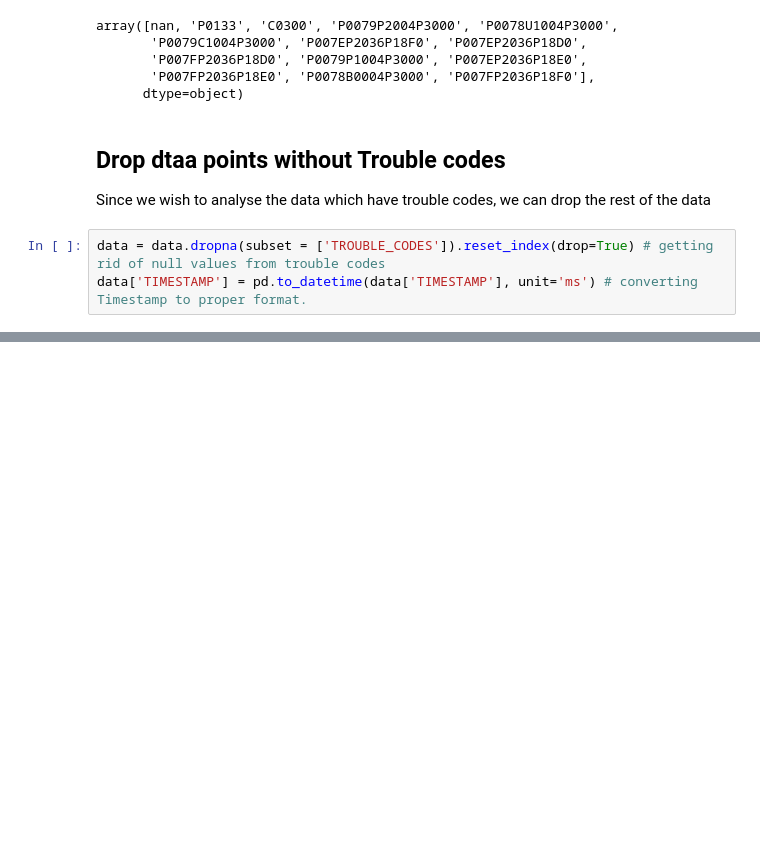
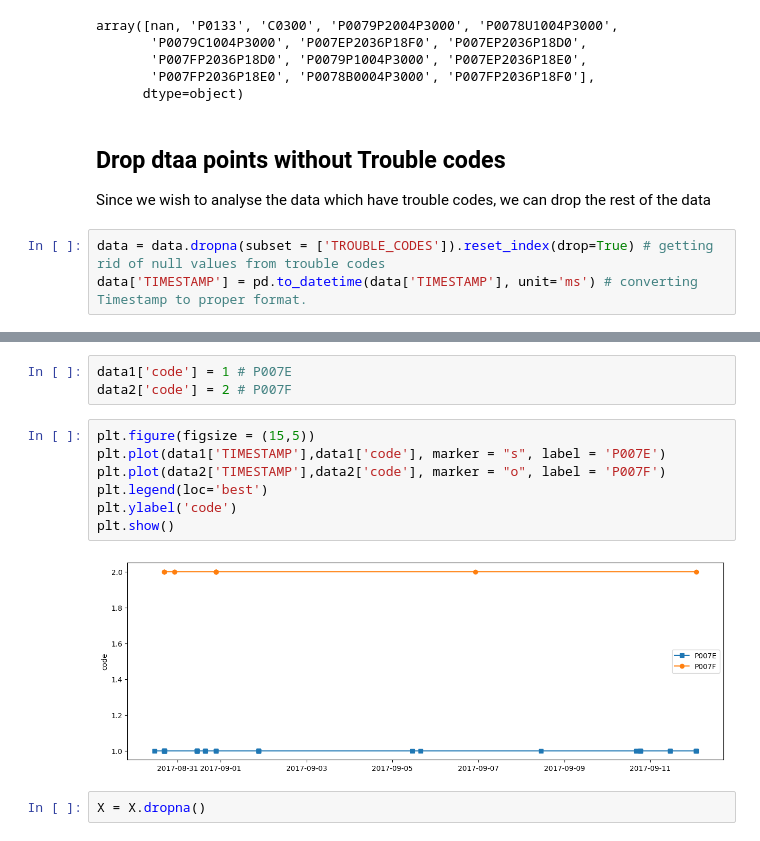
Before and after one commit to asuzukosi/GraphNeuralNetworksAndKnowledgGraphs, a Jupyter notebook: OBD_DataAnalysis_project.ipynb, the cells around one changed output, grey strips where cells are left out. Drawn from its saved outputs; the diff is of its cells as text; blank space fills up the shorter version.

```diff
--- a/OBD_DataAnalysis_project.ipynb
+++ b/OBD_DataAnalysis_project.ipynb
@@ -84,0 +208,14 @@ data['TIMESTAMP'] = pd.to_datetime(data['TIMESTAMP'], unit='ms') # converting Ti
+# %%
+data1['code'] = 1 # P007E
+data2['code'] = 2 # P007F
+# %%
+plt.figure(figsize = (15,5))
+plt.plot(data1['TIMESTAMP'],data1['code'], marker = "s", label = 'P007E')
+plt.plot(data2['TIMESTAMP'],data2['code'], marker = "o", label = 'P007F')
+plt.legend(loc='best')
+plt.ylabel('code')
+plt.show()
+# %% [output]
+[figure, added]
+# %%
+X = X.dropna()
```
Also changed, not shown: parts of 74 cells of this notebook.
